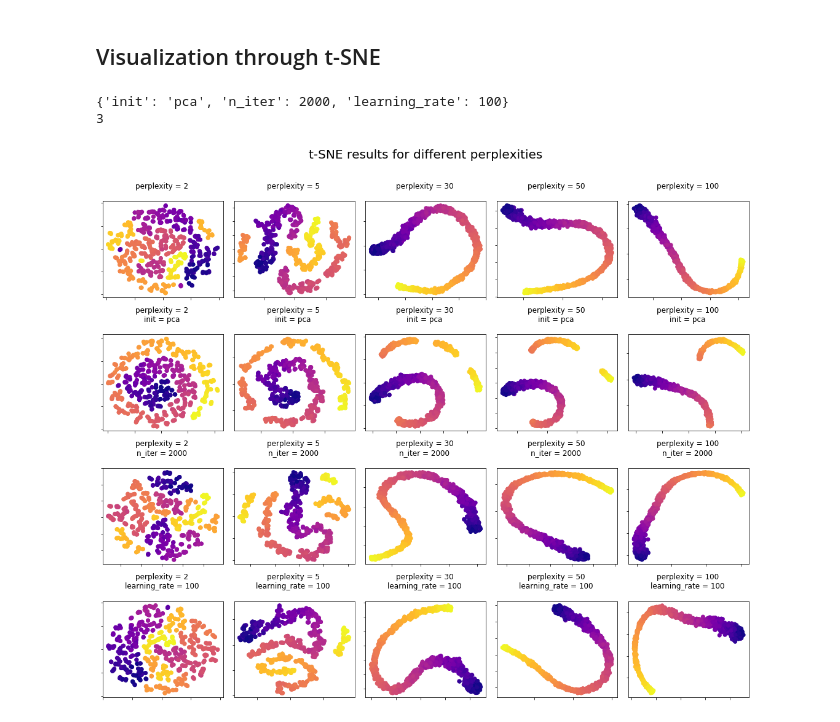
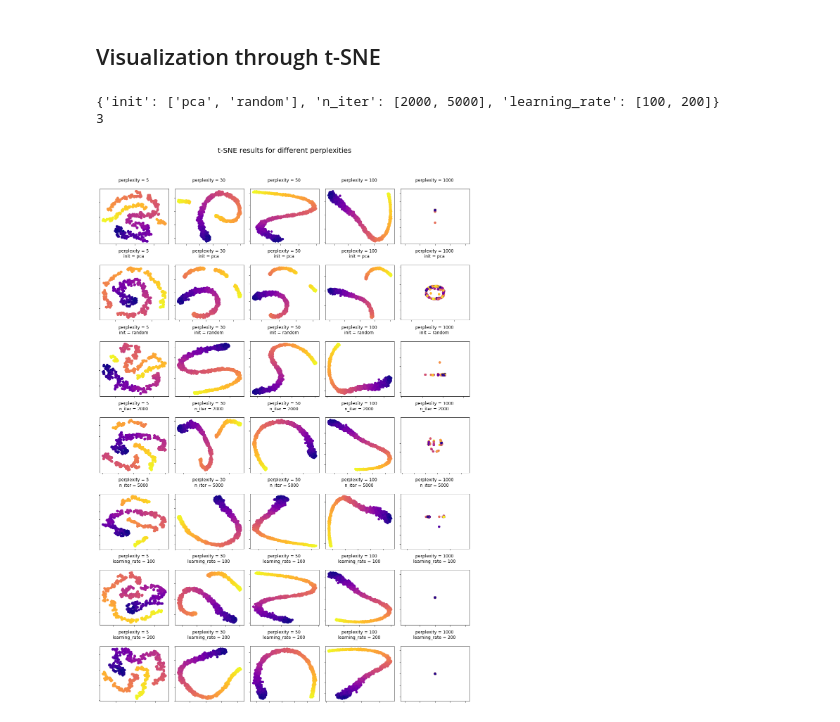
Before and after one commit to nicoladainese96/Data-visualization, a Jupyter notebook: data_visualization.ipynb, the cells around one changed output. Cells and saved outputs as stored; diff of their text form; code cells hidden in the pictures.

```diff
--- a/data_visualization.ipynb
+++ b/data_visualization.ipynb
@@ -89,7 +89,7 @@ def plot_t_SNE(X, ax, colors = None, **kwargs ):
             title += key+' = %d \n'%kwargs[key]
         # if the parameter is a string (no other options available)
         else:
-            title += key+' = '+kwargs[key]+' \n'
+            title += key+' = '+str(kwargs[key])+' \n'
 
 
     if title == '':
@@ -100,7 +100,7 @@ def plot_t_SNE(X, ax, colors = None, **kwargs ):
         ax.set_title(title)
 
     # plots the result (works only for 2 components)
-    ax.scatter(Y[:,0], Y[:,1], c = color1, cmap = 'plasma')
+    ax.scatter(Y[:,0], Y[:,1], c = colors, cmap = 'plasma')
 
     # removes ticks from axis
     ax.xaxis.set_major_formatter(NullFormatter())
@@ -113,37 +113,46 @@ plt.close()
 X = data1.values
 
 # list of all the parameters we want to try
-perplexities = [2, 5, 30, 50, 100]
+perplexities = [5, 30, 50, 100, 1000]
 
 # instead of grid-searching all possible combinations, we just want to try single variations from the default parameters
 # default options: init = 'random', n_iter = 1000, learning_rate = 200
 kw_dict = {}
-kw_dict = dict(init = 'pca', n_iter = 2000, learning_rate = 100)
+kw_dict = dict(init = ['pca', 'random'], n_iter = [2000, 5000], learning_rate = [100, 200])
 print(kw_dict)
 print(len(kw_dict))
 # %% [output]
-{'init': 'pca', 'n_iter': 2000, 'learning_rate': 100}
+{'init': ['pca', 'random'], 'n_iter': [2000, 5000], 'learning_rate': [100, 200]}
 3
 # %%
-n_rows = len(kw_dict)+1
+n_rows = 1
+for key in kw_dict:
+    for item in kw_dict[key]:
+        n_rows += 1
+
 (fig, subplots) = plt.subplots(n_rows, 5, figsize=(15, 3*n_rows))
 plt.suptitle("t-SNE results for different perplexities", fontsize = 20, y = 1.05)
 
 # first we execute it once with default settings
 for j, perplexity in enumerate(perplexities):
         ax = subplots[0][j]
         plot_t_SNE(X, ax, colors = color1, perplexity = perplexity)
 
 # then we cicle among all the parameters of the dictionary
-for i, key in enumerate(kw_dict):
-    for j, perplexity in enumerate(perplexities):
-        ax = subplots[i+1][j]
-        plot_t_SNE(X, ax, colors = color1, perplexity = perplexity, **{key : kw_dict[key]})
+i = 1
+for key in kw_dict:
+    for item in kw_dict[key]:
+        for j, perplexity in enumerate(perplexities):
+            ax = subplots[i][j]
+            plot_t_SNE(X, ax, colors = color1, perplexity = perplexity, **{key : item})
+        i += 1
+
 
 plt.tight_layout()
 plt.show()
+plt.close()
 # %% [output]
-[figure, old version]
+[figure, new version]
 # %%
 def plot3D_t_SNE(X, colors = None, **kwargs ):
 
```
Also changed, not shown: parts of 15 cells of this notebook, 3 other files.
